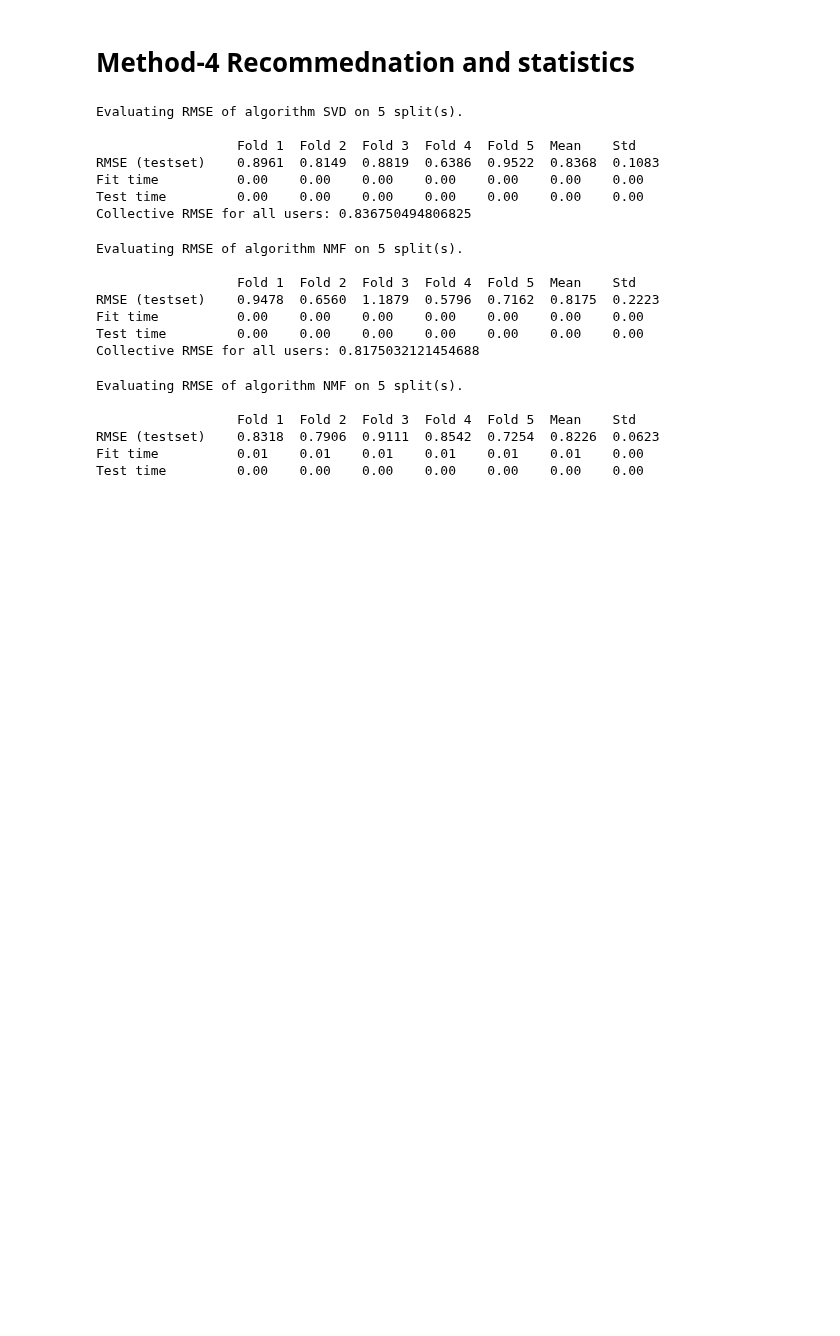
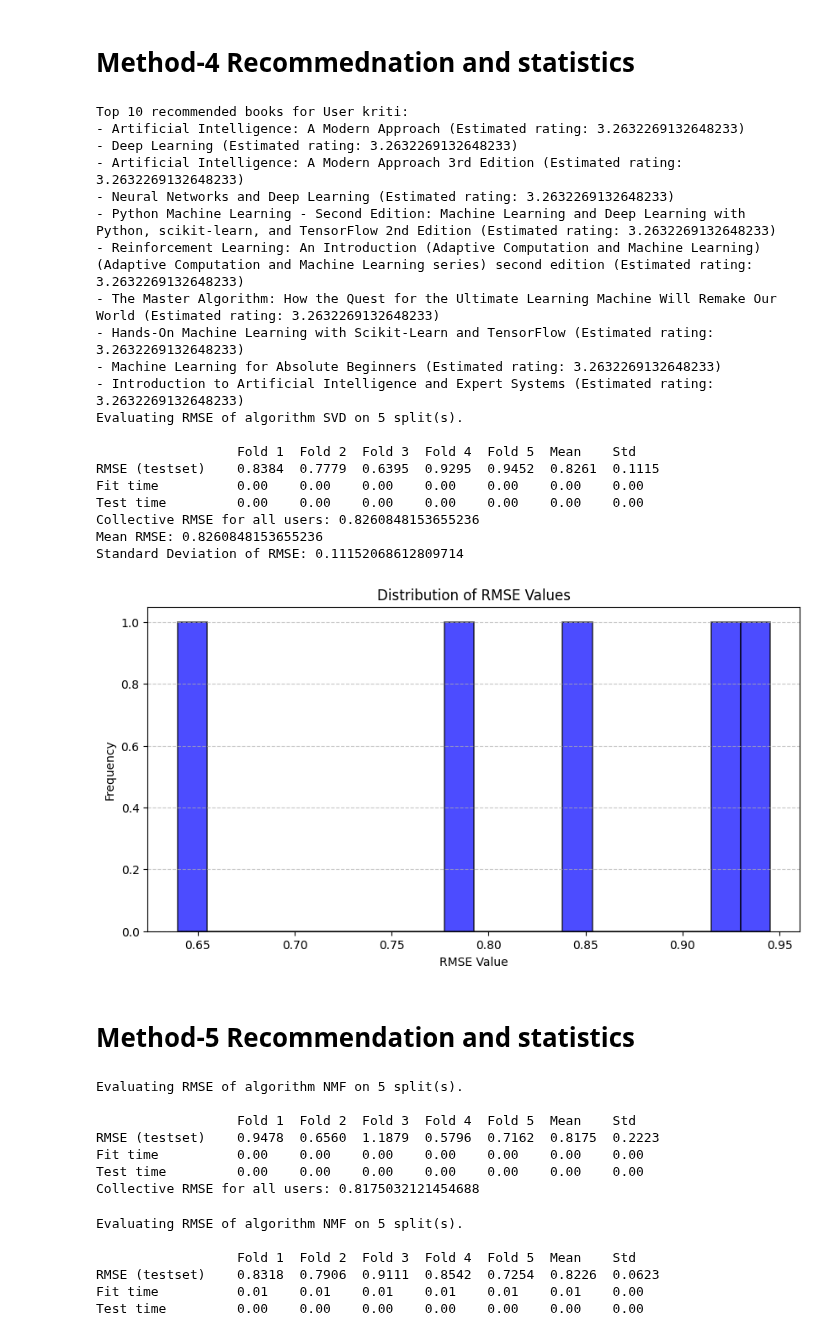
Before and after one commit to Mughal72/Book_Website, a Jupyter notebook: analysis.ipynb, the cells around one changed output. Drawn from its saved outputs; the diff is of its cells as text; code cells hidden in the pictures; blank space fills up the shorter version.

```diff
--- a/analysis.ipynb
+++ b/analysis.ipynb
@@ -456,6 +474,7 @@ from sklearn.decomposition import TruncatedSVD
 from surprise import Dataset, Reader, SVD
 from surprise.model_selection import cross_validate
 from surprise.accuracy import rmse
+import matplotlib.pyplot as plt
 
 # Load the book dataset and user dataset into DataFrames
 books_df = pd.read_csv("books.csv", encoding='latin-1')
@@ -465,35 +484,103 @@ users_df = users_df.drop_duplicates(subset='User-ID')
 
 # Create the user-item matrix
 user_item_matrix = users_df.pivot(index='User-ID', columns='Genres', values='Ratings').fillna(0)
 user_item_matrix_sparse = csr_matrix(user_item_matrix.values)
 
 # Apply matrix factorization using SVD
 svd = TruncatedSVD(n_components=6)  # Change n_components to 6
 user_factors = svd.fit_transform(user_item_matrix_sparse)
 item_factors = svd.components_.T
 
 # Prepare data for Surprise library
 reader = Reader(rating_scale=(1, 5))
 data = Dataset.load_from_df(users_df[['User-ID', 'Genres', 'Ratings']], reader)
 
 # Define the SVD model
 model = SVD(n_factors=6)  # Match the number of factors with TruncatedSVD
 
+# Fit the model on the entire dataset
+trainset = data.build_full_trainset()
+model.fit(trainset)
+
+# Function to get book recommendations for a user
+def get_recommendations(user_id, num_recommendations=10):
+    # Get a list of all book IDs
+    book_ids = list(books_df['ISBN'])
+
+    # Create a list of tuples (book ID, estimated rating) for the user
+    user_ratings = [(book_id, model.predict(uid=user_id, iid=book_id).est) for book_id in book_ids]
+
+    # Sort the list by estimated rating in descending order
+    user_ratings.sort(key=lambda x: x[1], reverse=True)
+
+    # Get the top N recommendations
+    top_recommendations = user_ratings[:num_recommendations]
+
+    return top_recommendations
+
+# Example: Get recommendations for a specific user (replace 'user_id' with the desired user's ID)
+user_id = 'kriti'
+recommendations = get_recommendations(user_id, num_recommendations=10)
+
+# Print the top recommended books
+print(f"Top 10 recommended books for User {user_id}:")
+for book_id, rating in recommendations:
+    book_title = books_df.loc[books_df['ISBN'] == book_id, 'Book-Title'].values[0]
+    print(f"- {book_title} (Estimated rating: {rating})")
+
+
 # Perform cross-validation to calculate RMSE for all users
 cv_results = cross_validate(model, data, cv=5, verbose=True, measures=['RMSE'])
 
 # Calculate the collective RMSE
 collective_rmse = np.mean(cv_results['test_rmse'])
 
 print("Collective RMSE for all users:", collective_rmse)
+
+
+
+# Extract RMSE values from cross-validation results
+rmse_values = cv_results['test_rmse']
+
+# Calculate mean and standard RMSE
+mean_rmse = np.mean(rmse_values)
+std_dev_rmse = np.std(rmse_values)
+
+print("Mean RMSE:", mean_rmse)
+print("Standard Deviation of RMSE:", std_dev_rmse)
+
+# Create a histogram of RMSE values
+plt.figure(figsize=(10, 5))
+plt.hist(rmse_values, bins=20, alpha=0.7, color='b', edgecolor='black', linewidth=1.2)
+plt.xlabel('RMSE Value')
+plt.ylabel('Frequency')
+plt.title('Distribution of RMSE Values')
+plt.grid(axis='y', linestyle='--', alpha=0.7)
+plt.show()
 # %% [output]
+Top 10 recommended books for User kriti:
+- Artificial Intelligence: A Modern Approach (Estimated rating: 3.2632269132648233)
+- Deep Learning (Estimated rating: 3.2632269132648233)
+- Artificial Intelligence: A Modern Approach 3rd Edition (Estimated rating: 3.2632269132648233)
+- Neural Networks and Deep Learning (Estimated rating: 3.2632269132648233)
+- Python Machine Learning - Second Edition: Machine Learning and Deep Learning with Python, scikit-learn, and TensorFlow 2nd Edition (Estimated rating: 3.2632269132648233)
+- Reinforcement Learning: An Introduction (Adaptive Computation and Machine Learning) (Adaptive Computation and Machine Learning series) second edition (Estimated rating: 3.2632269132648233)
+- The Master Algorithm: How the Quest for the Ultimate Learning Machine Will Remake Our World (Estimated rating: 3.2632269132648233)
+- Hands-On Machine Learning with Scikit-Learn and TensorFlow (Estimated rating: 3.2632269132648233)
+- Machine Learning for Absolute Beginners (Estimated rating: 3.2632269132648233)
+- Introduction to Artificial Intelligence and Expert Systems (Estimated rating: 3.2632269132648233)
 Evaluating RMSE of algorithm SVD on 5 split(s).
 
                   Fold 1  Fold 2  Fold 3  Fold 4  Fold 5  Mean    Std
-RMSE (testset)    0.8961  0.8149  0.8819  0.6386  0.9522  0.8368  0.1083
+RMSE (testset)    0.8384  0.7779  0.6395  0.9295  0.9452  0.8261  0.1115
 Fit time          0.00    0.00    0.00    0.00    0.00    0.00    0.00
 Test time         0.00    0.00    0.00    0.00    0.00    0.00    0.00
-Collective RMSE for all users: 0.836750494806825
+Collective RMSE for all users: 0.8260848153655236
+Mean RMSE: 0.8260848153655236
+Standard Deviation of RMSE: 0.11152068612809714
+[figure, added]
+# %% [markdown]
+# **Method-5 Recommendation and statistics**
 # %%
 import pandas as pd
 from surprise import Dataset, Reader, NMF
```
Also changed, not shown: parts of 1 cell of this notebook.
